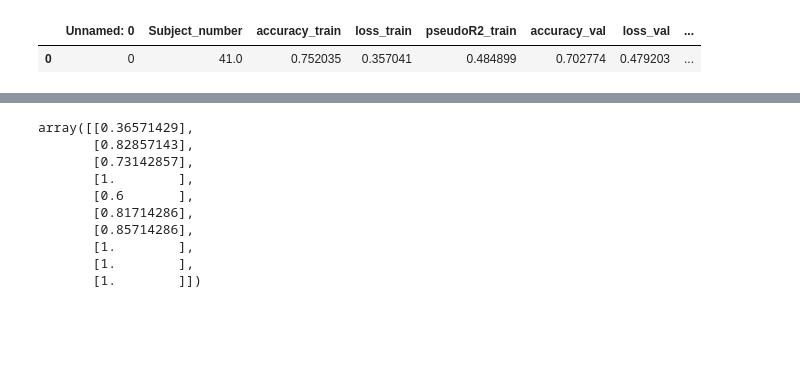
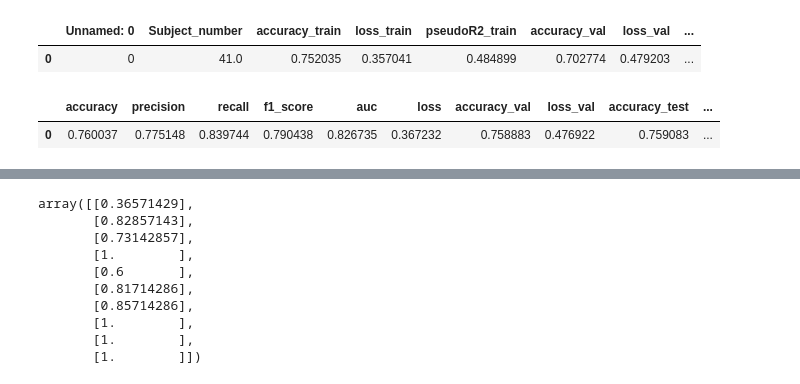
Before and after one commit to ritwik7/RNN_Economist, a Jupyter notebook: Func_RNN_ProspectTheory_CheatCodes.ipynb, the cells around one changed output, grey strips where cells are left out. Saved outputs shown, nothing was run; the diff lists cells and outputs as text; code cells hidden in the pictures; blank space fills up the shorter version.

```diff
--- a/Func_RNN_ProspectTheory_CheatCodes.ipynb
+++ b/Func_RNN_ProspectTheory_CheatCodes.ipynb
@@ -1254,6 +1170,11 @@ pd.read_csv(file_path+"/metric_manual.csv")
 # %% [output]
 |  | Unnamed: 0 | Subject_number | accuracy_train | loss_train | pseudoR2_train | accuracy_val | loss_val | ... |
 | 0 | 0 | 41.0 | 0.752035 | 0.357041 | 0.484899 | 0.702774 | 0.479203 | ... |
+# %%
+metric_out_df
+# %% [output]
+|  | accuracy | precision | recall | f1_score | auc | loss | accuracy_val | loss_val | accuracy_test | ... |
+| 0 | 0.760037 | 0.775148 | 0.839744 | 0.790438 | 0.826735 | 0.367232 | 0.758883 | 0.476922 | 0.759083 | ... |
 # %%
 ## Checking below
 # %%
```
Also changed, not shown: parts of 22 cells of this notebook, 7 other files.
